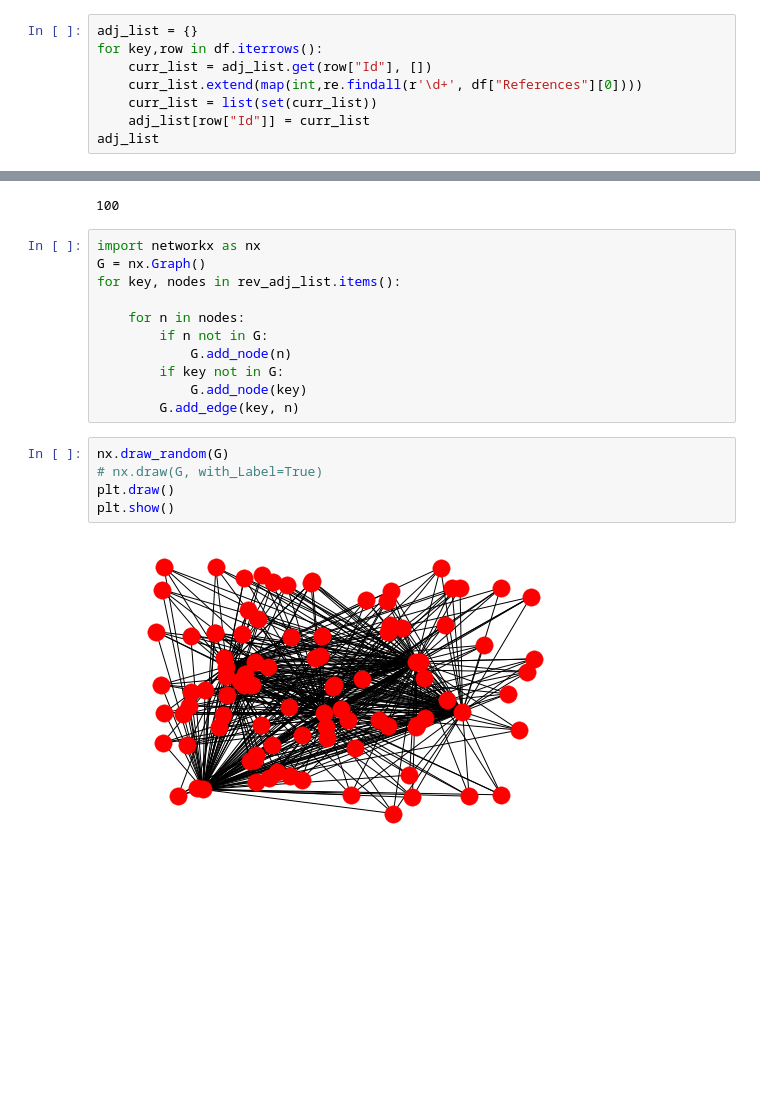
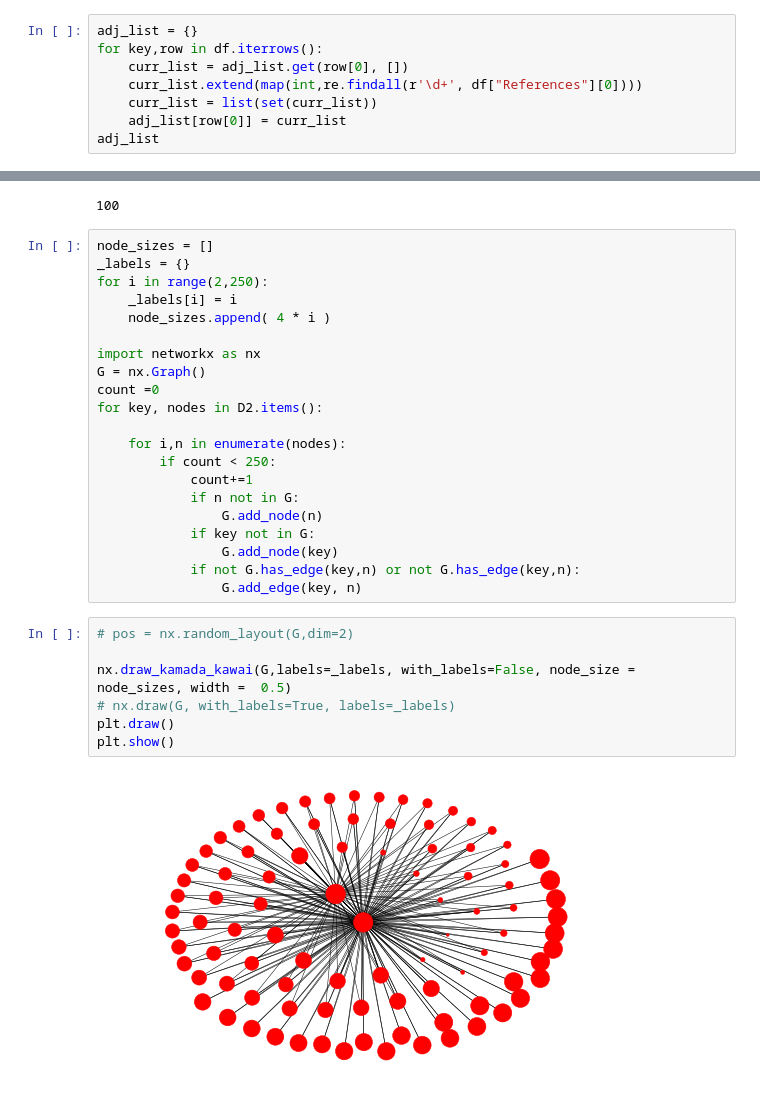
Before and after one commit to divvyam/APR, a Jupyter notebook: Reach and Paper Graph.ipynb, the cells around one changed output, grey strips where cells are left out. Drawn from its saved outputs; the diff is of its cells as text; blank space fills up the shorter version.

Commit message:
Labels and Networks

```diff
--- a/Reach and Paper Graph.ipynb
+++ b/Reach and Paper Graph.ipynb
@@ -63,9 +63,9 @@ D2
 # %%
 adj_list = {}
 for key,row in df.iterrows():
-    curr_list = adj_list.get(row["Id"], [])
+    curr_list = adj_list.get(row[0], [])
     curr_list.extend(map(int,re.findall(r'\d+', df["References"][0])))
     curr_list = list(set(curr_list))
-    adj_list[row["Id"]] = curr_list
+    adj_list[row[0]] = curr_list
 adj_list
 # %% [output]
@@ -131,20 +115,32 @@ get_reach(2148226925)
 # %% [output]
 100
 # %%
+node_sizes = []
+_labels = {}
+for i in range(2,250):
+    _labels[i] = i
+    node_sizes.append( 4 * i )
+
 import networkx as nx
 G = nx.Graph()
-for key, nodes in rev_adj_list.items():
+count =0
+for key, nodes in D2.items():
 
-    for n in nodes:
-        if n not in G:
-            G.add_node(n)
-        if key not in G:
-            G.add_node(key)
-        G.add_edge(key, n)
+    for i,n in enumerate(nodes):
+        if count < 250:
+            count+=1
+            if n not in G:
+                G.add_node(n)
+            if key not in G:
+                G.add_node(key)
+            if not G.has_edge(key,n) or not G.has_edge(key,n):
+                G.add_edge(key, n)
-# %%
-nx.draw_random(G)
-# nx.draw(G, with_Label=True)
-plt.draw()
-plt.show()
-# %% [output]
-[figure, removed]
+# %%
+# pos = nx.random_layout(G,dim=2)
+
+nx.draw_kamada_kawai(G,labels=_labels, with_labels=False, node_size = node_sizes, width =  0.5)
+# nx.draw(G, with_labels=True, labels=_labels)
+plt.draw()
+plt.show()
+# %% [output]
+[figure, added]
```
Also changed, not shown: parts of 3 cells of this notebook, 2 other files.
